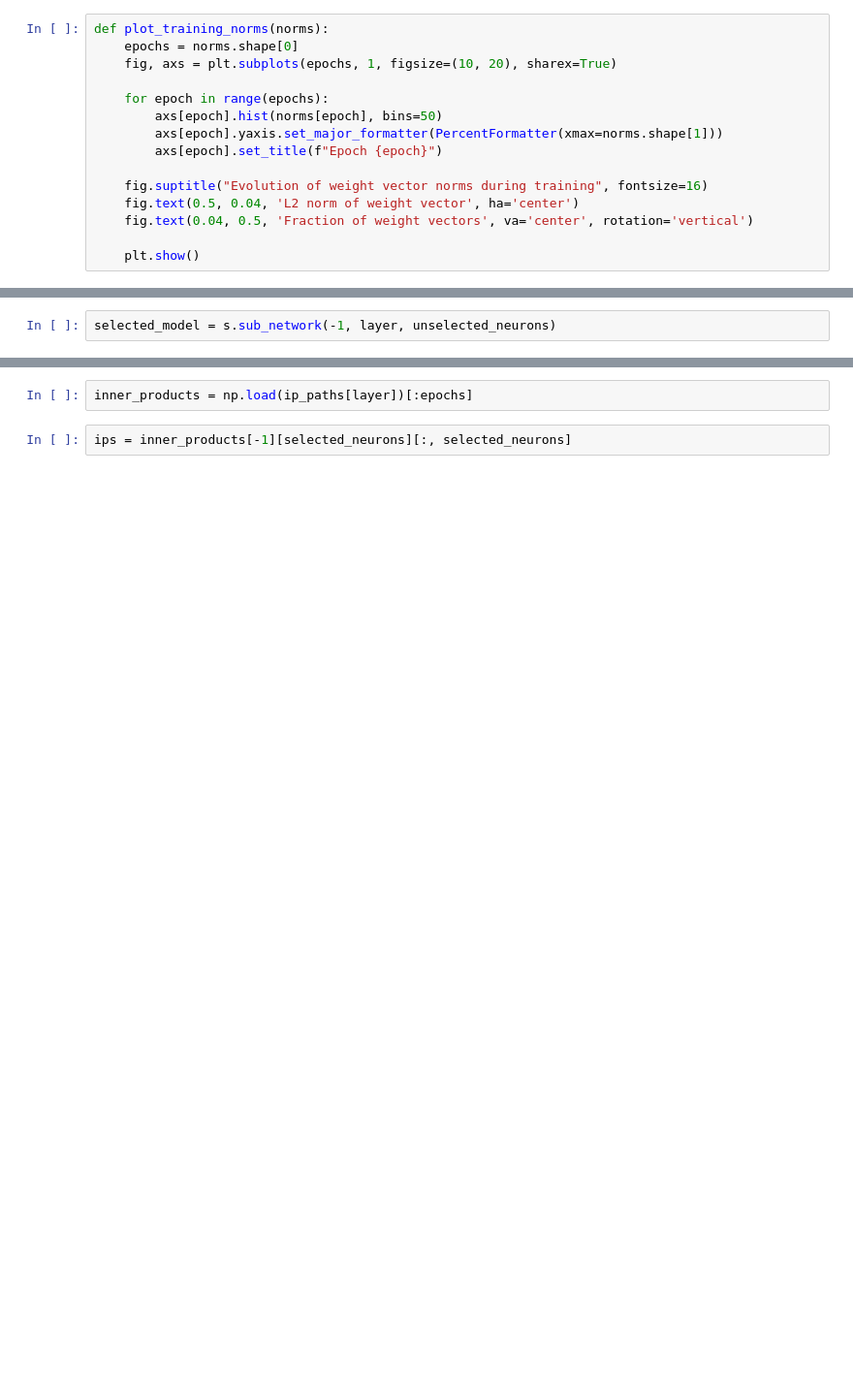
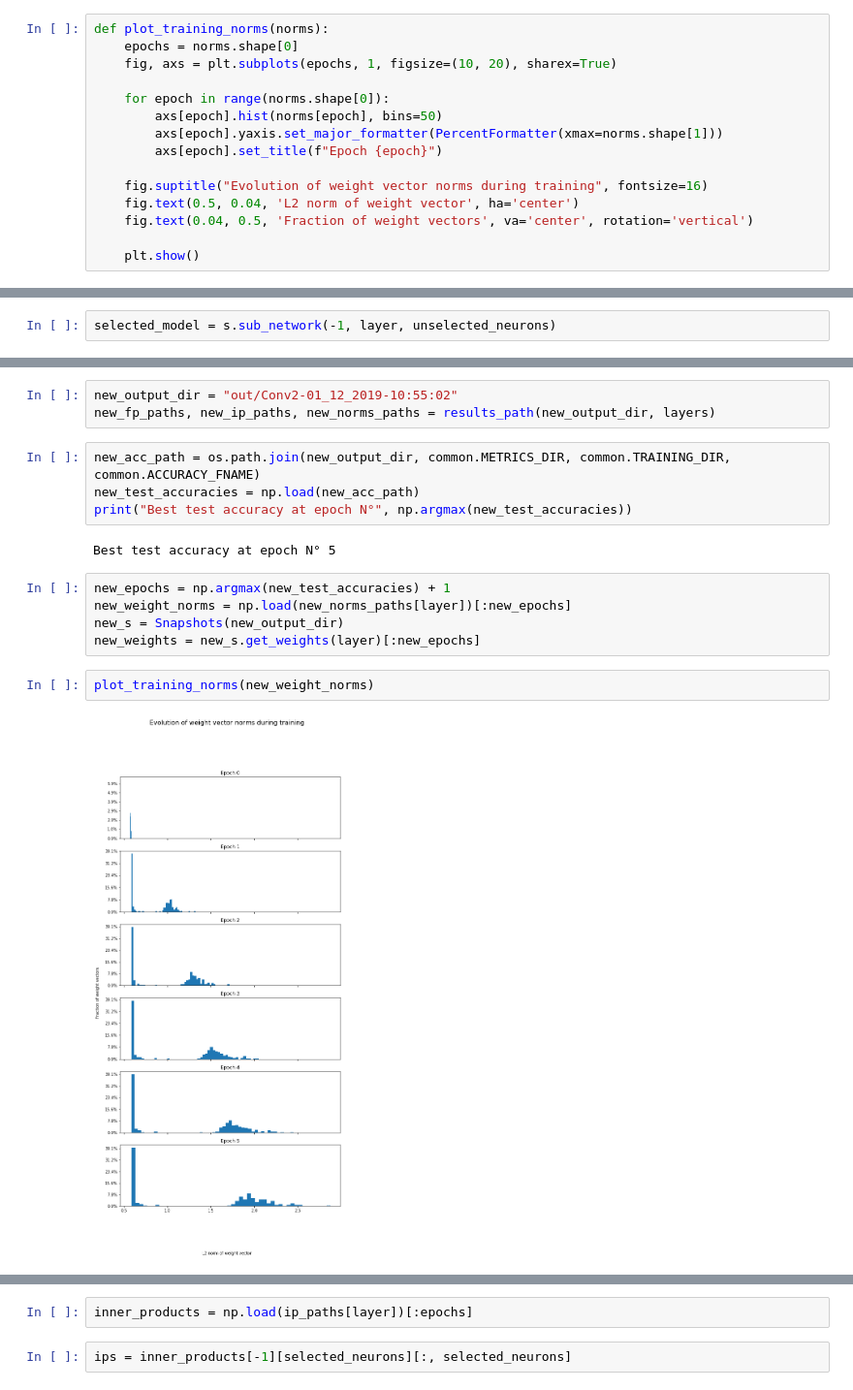
Before and after one commit to jheitmann/Neural-net-pruning, a Jupyter notebook: subspace-analysis.ipynb, the cells around one changed output, grey strips where cells are left out. Shown at 97% size. Drawn from its saved outputs; the diff is of its cells as text; blank space fills up the shorter version.

```diff
--- a/subspace-analysis.ipynb
+++ b/subspace-analysis.ipynb
@@ -84,7 +85,7 @@ def plot_training_norms(norms):
     epochs = norms.shape[0]
     fig, axs = plt.subplots(epochs, 1, figsize=(10, 20), sharex=True)
 
-    for epoch in range(epochs):
+    for epoch in range(norms.shape[0]):
         axs[epoch].hist(norms[epoch], bins=50)
         axs[epoch].yaxis.set_major_formatter(PercentFormatter(xmax=norms.shape[1]))
         axs[epoch].set_title(f"Epoch {epoch}")
@@ -347,0 +342,18 @@ b.shape
+# %%
+new_output_dir = "out/Conv2-01_12_2019-10:55:02"
+new_fp_paths, new_ip_paths, new_norms_paths = results_path(new_output_dir, layers)
+# %%
+new_acc_path = os.path.join(new_output_dir, common.METRICS_DIR, common.TRAINING_DIR, common.ACCURACY_FNAME)
+new_test_accuracies = np.load(new_acc_path)
+print("Best test accuracy at epoch N°", np.argmax(new_test_accuracies))
+# %% [output]
+Best test accuracy at epoch N° 5
+# %%
+new_epochs = np.argmax(new_test_accuracies) + 1
+new_weight_norms = np.load(new_norms_paths[layer])[:new_epochs]
+new_s = Snapshots(new_output_dir)
+new_weights = new_s.get_weights(layer)[:new_epochs]
+# %%
+plot_training_norms(new_weight_norms)
+# %% [output]
+[figure, added]
```
Also changed, not shown: parts of 43 cells of this notebook, 4 other files.
